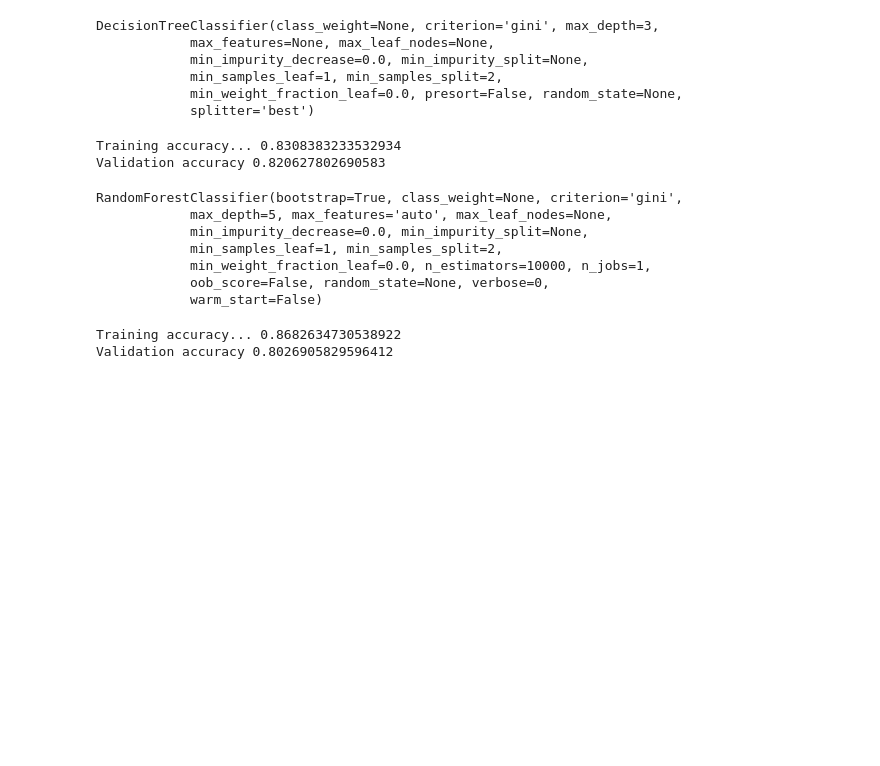
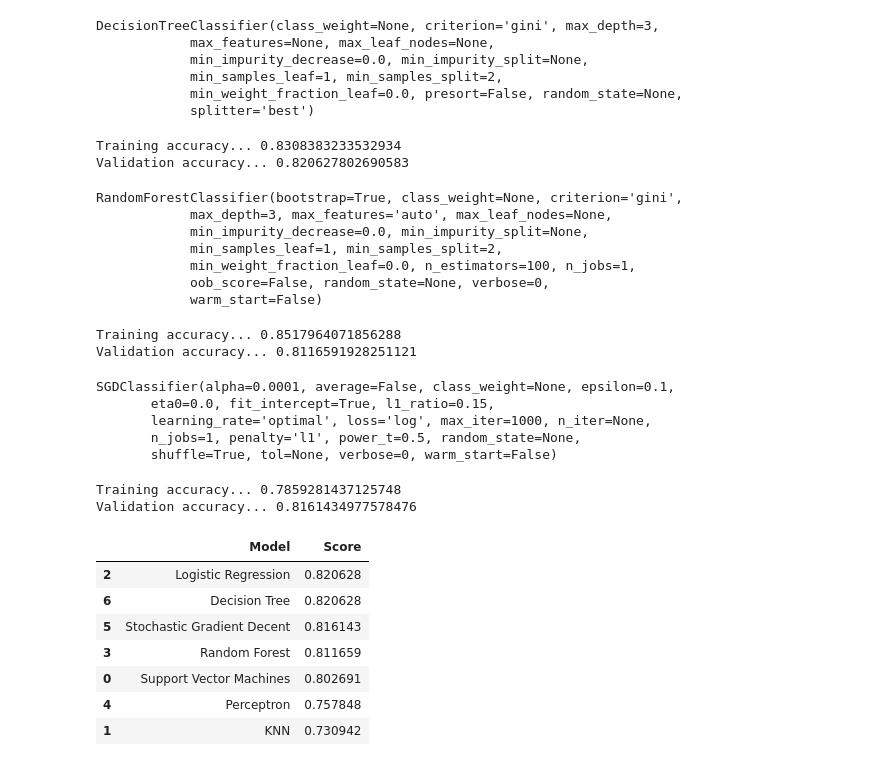
Before and after one commit to pramabhi/titanic_survival_analysis, a Jupyter notebook: titanic_survival_prediction.ipynb, the cells around one changed output. Saved outputs shown, nothing was run; the diff lists cells and outputs as text; code cells hidden in the pictures; blank space fills up the shorter version.

Commit message:
ensemble modeling

```diff
--- a/titanic_survival_prediction.ipynb
+++ b/titanic_survival_prediction.ipynb
@@ -260,24 +265,61 @@ DecisionTreeClassifier(class_weight=None, criterion='gini', max_depth=3,
             splitter='best')
 # %%
 print('Training accuracy...', accuracy_score(y_train, decitree.predict(X_train)))
-print('Validation accuracy', accuracy_score(y_test, decitree.predict(X_test)))
+decitree_acc = accuracy_score(y_test, decitree.predict(X_test))
+print('Validation accuracy...', decitree_acc)
 # %% [output]
 Training accuracy... 0.8308383233532934
-Validation accuracy 0.820627802690583
+Validation accuracy... 0.820627802690583
 # %%
-random_forest = RandomForestClassifier(n_estimators=10000, max_depth=5)
-random_forest.fit(X_train, y_train)
+rf = RandomForestClassifier(n_estimators=100, max_depth=3)
+rf.fit(X_train, y_train)
 # %% [output]
 RandomForestClassifier(bootstrap=True, class_weight=None, criterion='gini',
-            max_depth=5, max_features='auto', max_leaf_nodes=None,
+            max_depth=3, max_features='auto', max_leaf_nodes=None,
             min_impurity_decrease=0.0, min_impurity_split=None,
             min_samples_leaf=1, min_samples_split=2,
-            min_weight_fraction_leaf=0.0, n_estimators=10000, n_jobs=1,
+            min_weight_fraction_leaf=0.0, n_estimators=100, n_jobs=1,
             oob_score=False, random_state=None, verbose=0,
             warm_start=False)
 # %%
-print('Training accuracy...', accuracy_score(y_train, random_forest.predict(X_train)))
-print('Validation accuracy', accuracy_score(y_test, random_forest.predict(X_test)))
+print('Training accuracy...', accuracy_score(y_train, rf.predict(X_train)))
+rf_acc = accuracy_score(y_test, rf.predict(X_test))
+print('Validation accuracy...', rf_acc)
 # %% [output]
-Training accuracy... 0.8682634730538922
-Validation accuracy 0.8026905829596412
+Training accuracy... 0.8517964071856288
+Validation accuracy... 0.8116591928251121
+# %%
+sgd = SGDClassifier(max_iter=1000, penalty='l1', loss='log')
+sgd.fit(X_train, y_train)
+# %% [output]
+SGDClassifier(alpha=0.0001, average=False, class_weight=None, epsilon=0.1,
+       eta0=0.0, fit_intercept=True, l1_ratio=0.15,
+       learning_rate='optimal', loss='log', max_iter=1000, n_iter=None,
+       n_jobs=1, penalty='l1', power_t=0.5, random_state=None,
+       shuffle=True, tol=None, verbose=0, warm_start=False)
+# %%
+print('Training accuracy...', accuracy_score(y_train, sgd.predict(X_train)))
+sgd_acc = accuracy_score(y_test, sgd.predict(X_test))
+print('Validation accuracy...', sgd_acc)
+# %% [output]
+Training accuracy... 0.7859281437125748
+Validation accuracy... 0.8161434977578476
+# %%
+models = pd.DataFrame({
+    'Model': ['Support Vector Machines', 'KNN', 'Logistic Regression',
+              'Random Forest', 'Perceptron',
+              'Stochastic Gradient Decent',
+              'Decision Tree'],
+    'Score': [svc_acc, knn_acc, logreg_acc,
+              rf_acc, prct_acc,
+              sgd_acc, decitree_acc]})
+models.sort_values(by='Score', ascending=False)
+# %% [output]
+|  | Model | Score |
+| 2 | Logistic Regression | 0.820628 |
+| 6 | Decision Tree | 0.820628 |
+| 5 | Stochastic Gradient Decent | 0.816143 |
+| 3 | Random Forest | 0.811659 |
+| 0 | Support Vector Machines | 0.802691 |
+| 4 | Perceptron | 0.757848 |
+| 1 | KNN | 0.730942 |
```
Also changed, not shown: parts of 15 cells of this notebook.
